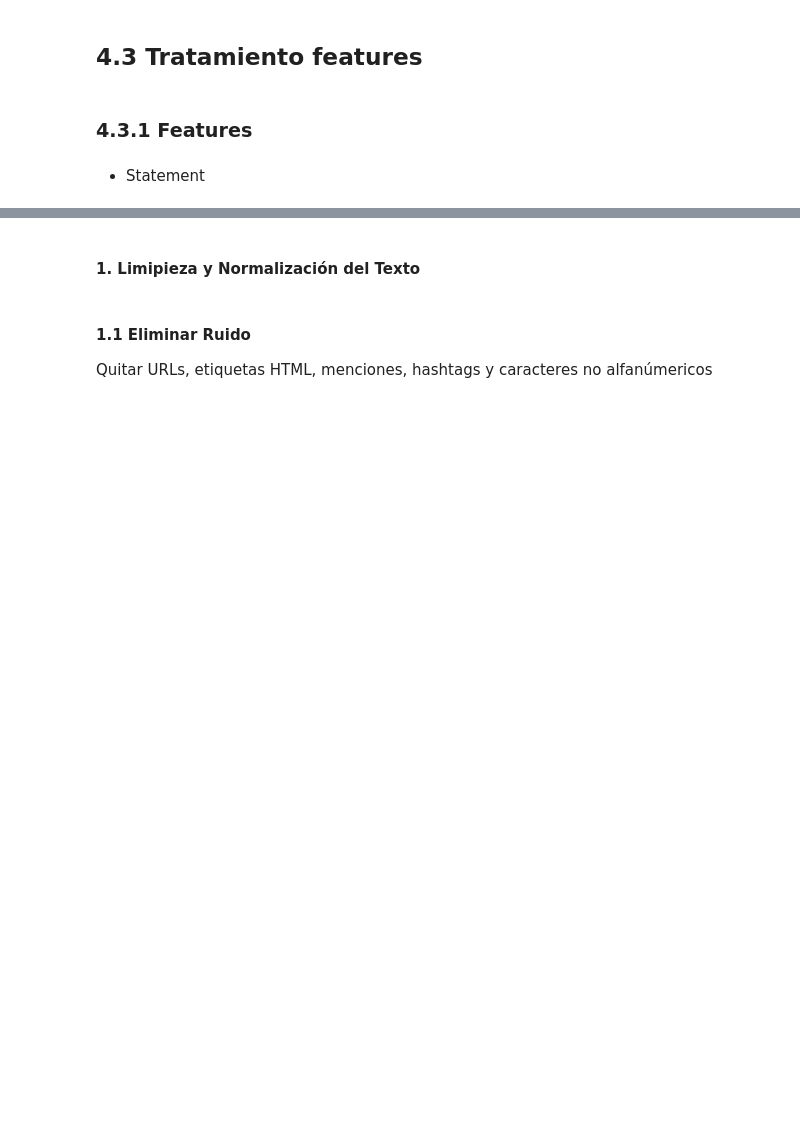
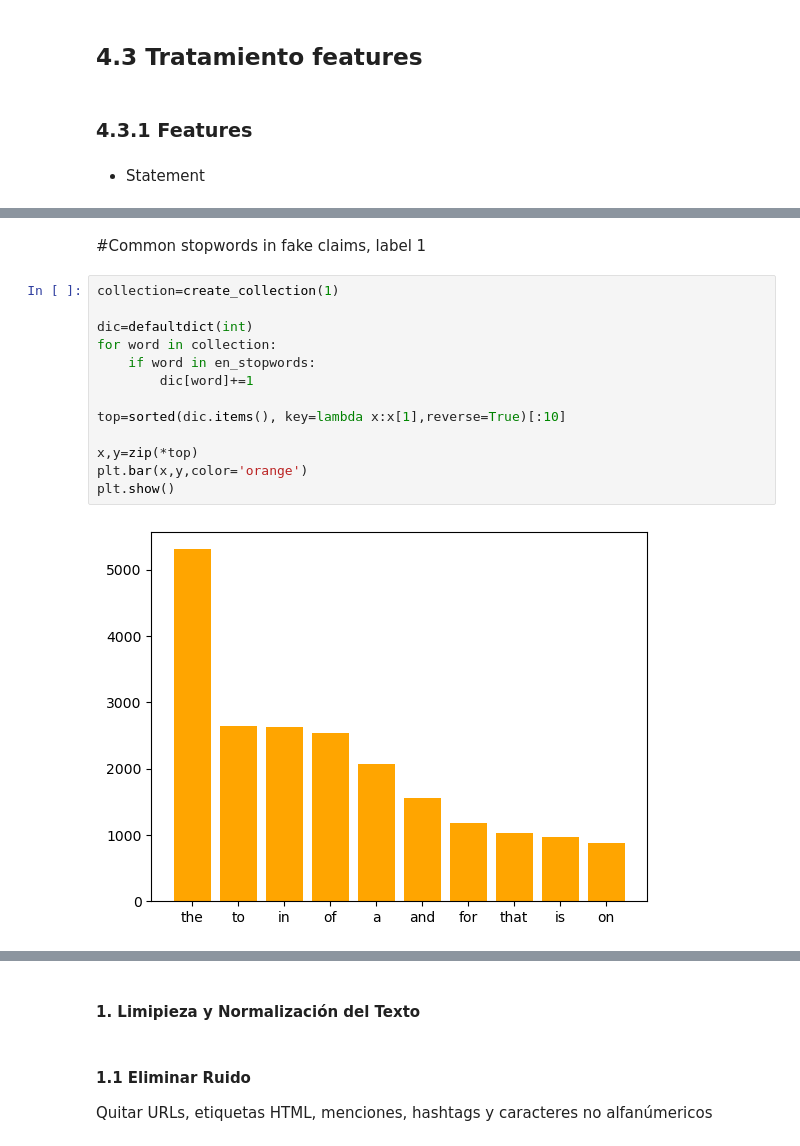
Before and after one commit to Tehedor/Reto2_ML-ABID, a Jupyter notebook: 1_Carga_limpieza_datos.ipynb, the cells around one changed output, grey strips where cells are left out. Saved outputs shown, nothing was run; the diff lists cells and outputs as text; blank space fills up the shorter version.

```diff
--- a/1_Carga_limpieza_datos.ipynb
+++ b/1_Carga_limpieza_datos.ipynb
@@ -215,0 +269,17 @@ Al ser demasiados nulos intentaremos sacar la información de otras columnas
+# %% [markdown]
+#Common stopwords in fake claims, label 1
+# %%
+collection=create_collection(1)
+
+dic=defaultdict(int)
+for word in collection:
+    if word in en_stopwords:
+        dic[word]+=1
+
+top=sorted(dic.items(), key=lambda x:x[1],reverse=True)[:10]
+
+x,y=zip(*top)
+plt.bar(x,y,color='orange')
+plt.show()
+# %% [output]
+[figure, added]
```
Also changed, not shown: parts of 22 cells of this notebook, 4 other files.
